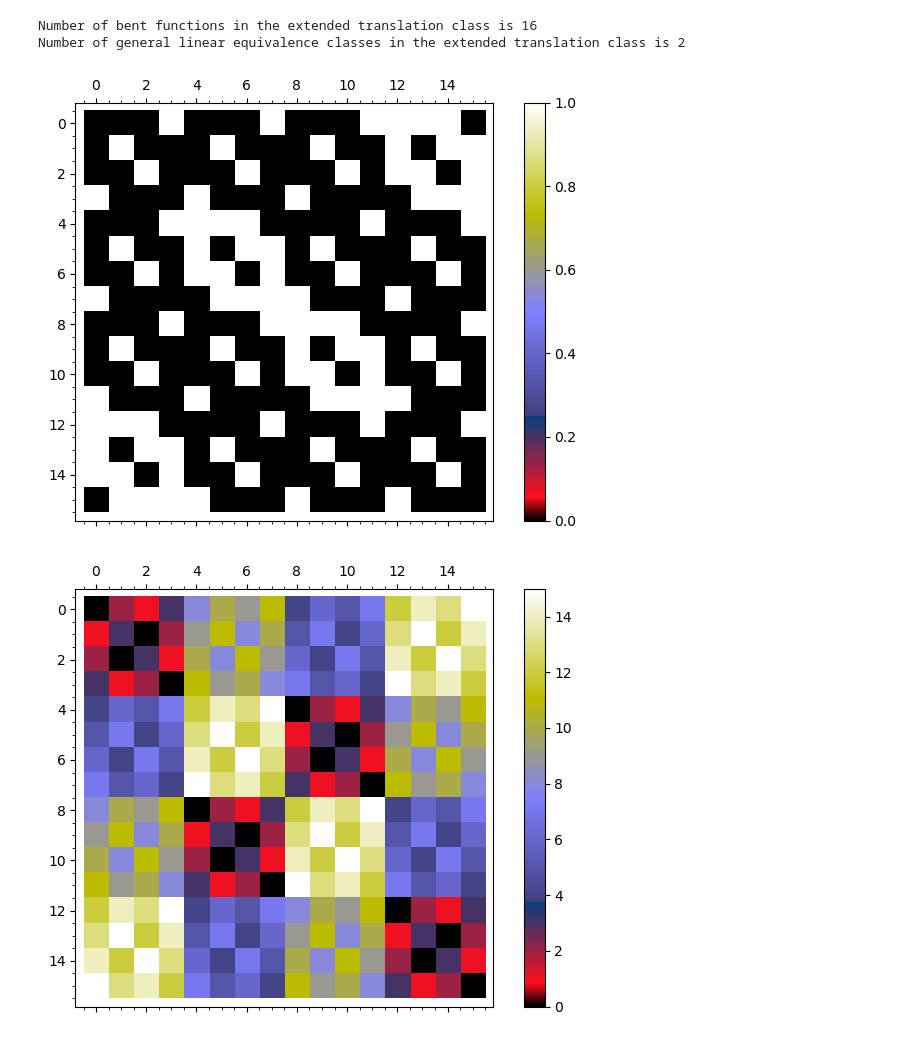
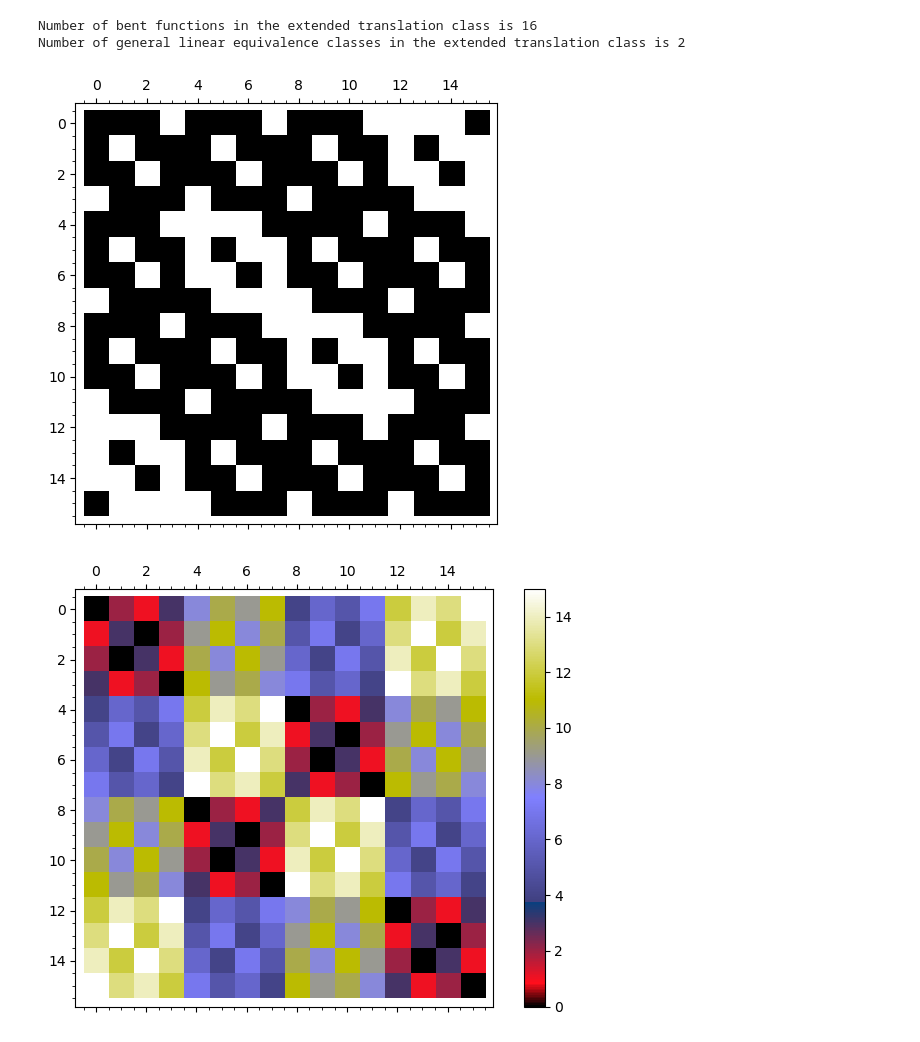
Before and after one commit to penguian/Boolean-Cayley-graphs, a Jupyter notebook: sage-code/cayley_graphs_boolean_dimension_4.ipynb, the cells around one changed output. Drawn from its saved outputs; the diff is of its cells as text; code cells hidden in the pictures.

```diff
--- a/sage-code/cayley_graphs_boolean_dimension_4.ipynb
+++ b/sage-code/cayley_graphs_boolean_dimension_4.ipynb
@@ -139,7 +140,7 @@ print("Number of general linear equivalence classes in the extended translation
 Number of bent functions in the extended translation class is 16
 Number of general linear equivalence classes in the extended translation class is 2
 # %%
-matrix_plot(bf_etc.general_linear_class_index_matrix, cmap='gist_stern', colorbar=True)
+matrix_plot(bf_etc.general_linear_class_index_matrix, cmap='gist_stern')
 # %% [output]
-[figure, old version]
+[figure, new version]
 # %%
```
Also changed, not shown: parts of 6 cells of this notebook, 2 other files.
